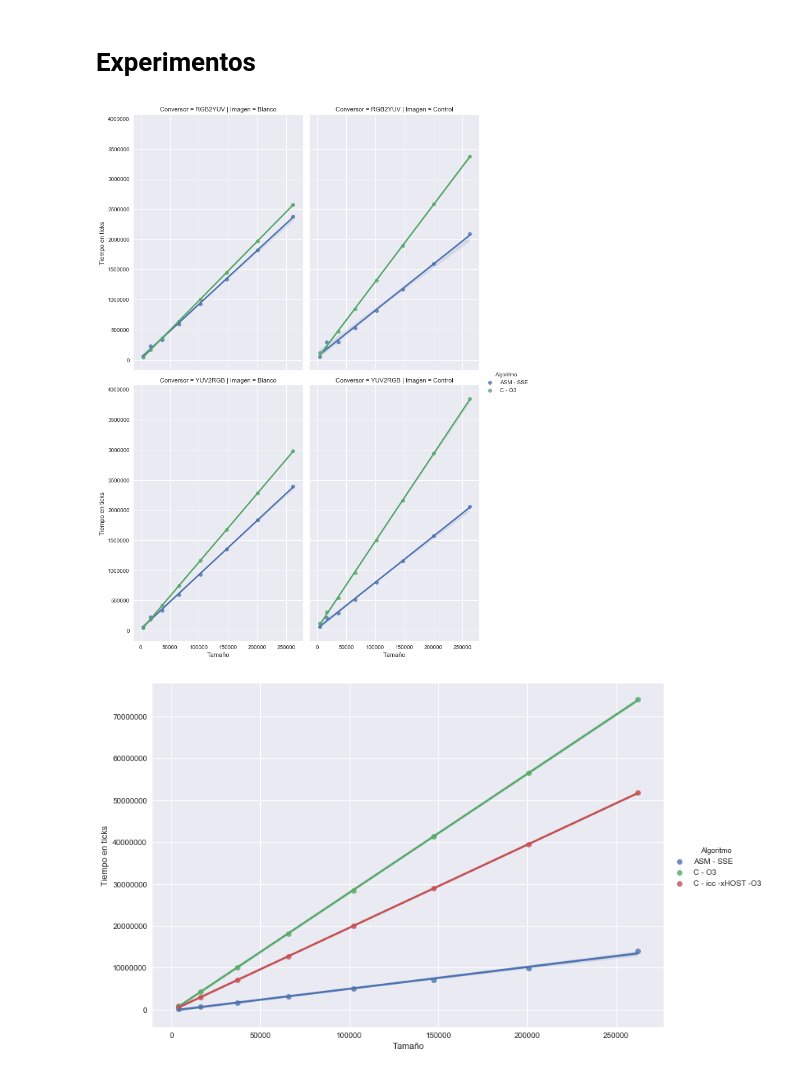
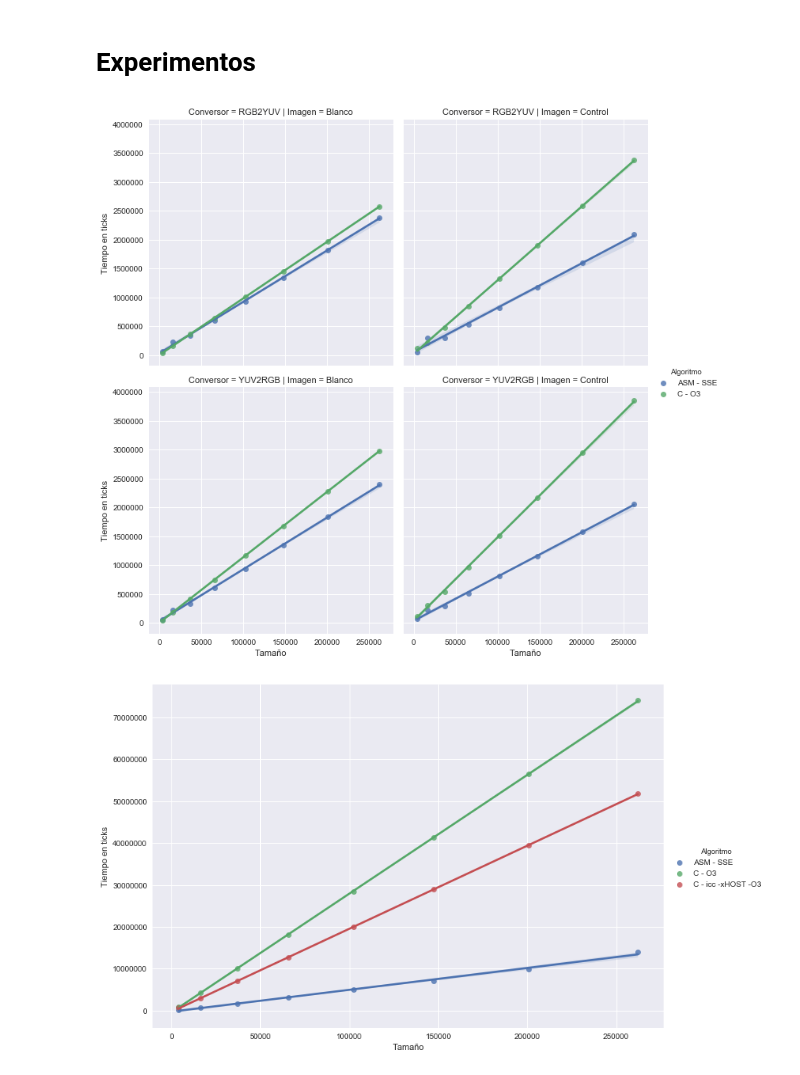
Before and after one commit to ZebaSz/orga2-tp2, a Jupyter notebook: informe/data/Orga2-TP2.ipynb, the cells around one changed output. Saved outputs shown, nothing was run; the diff lists cells and outputs as text; code cells hidden in the pictures.

```diff
--- a/informe/data/Orga2-TP2.ipynb
+++ b/informe/data/Orga2-TP2.ipynb
@@ -87,30 +87,30 @@ plt.show()
 # %%
 dfRGBBlanco = pd.read_csv('rgb2yuv-blanco.csv')
 dfRGBBlanco[algo] = dfRGBBlanco[algo].map({1: ASM, 0: O3})
 dfRGBBlanco = dfRGBBlanco.groupby([algo, tam]).min().reset_index()
 dfRGBBlanco.insert(0,"Conversor","RGB2YUV")
 dfRGBBlanco.insert(0,"Imagen","Blanco")
 
 dfRGBCopy = dfRGB[dfRGB.Algoritmo != O0]
 dfRGBCopy.insert(0,"Imagen","Control")
 
 dfYUVBlanco = pd.read_csv('yuv2rgb-blanco.csv')
 dfYUVBlanco[algo] = dfYUVBlanco[algo].map({1: ASM, 0: O3})
 dfYUVBlanco = dfYUVBlanco.groupby([algo, tam]).min().reset_index()
 dfYUVBlanco.insert(0,"Conversor","YUV2RGB")
 dfYUVBlanco.insert(0,"Imagen","Blanco")
 
 dfYUVCopy = dfYUV[dfYUV.Algoritmo != O0]
 dfYUVCopy.insert(0,"Imagen","Control")
 
 df = pd.concat([dfRGBBlanco,dfRGBCopy,dfYUVBlanco,dfYUVCopy], ignore_index=True)
 
-g = sns.lmplot(x=tam, y=ticks, data=df, hue=algo, row='Conversor', col='Imagen', truncate=True, size=7, aspect=0.7)
+g = sns.lmplot(x=tam, y=ticks, data=df, hue=algo, row='Conversor', col='Imagen', truncate=True, size=5, aspect=1)
 g.set_ylabels('Tiempo en ticks')
 plt.gca().get_yaxis().get_major_formatter().set_scientific(False)
 plt.show()
 # %% [output]
-[figure, old version]
+[figure, new version]
 # %%
 dfIntel = pd.read_csv('maxCloser-intel.csv')
 dfIntel[algo] = dfIntel[algo].map({0: 'C - icc -xHOST -O3', 1: ASM})
```
Also changed, not shown: parts of 1 cell of this notebook, 6 other files.
